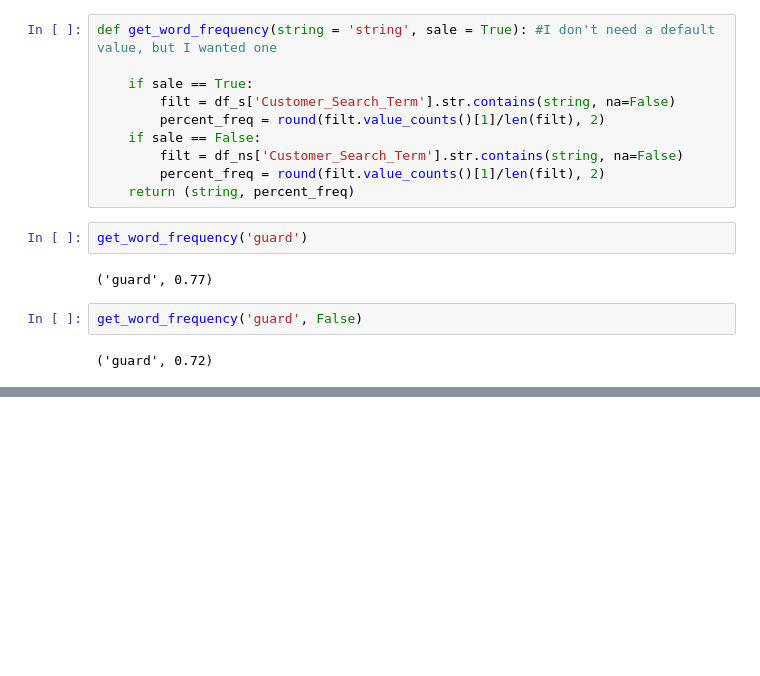
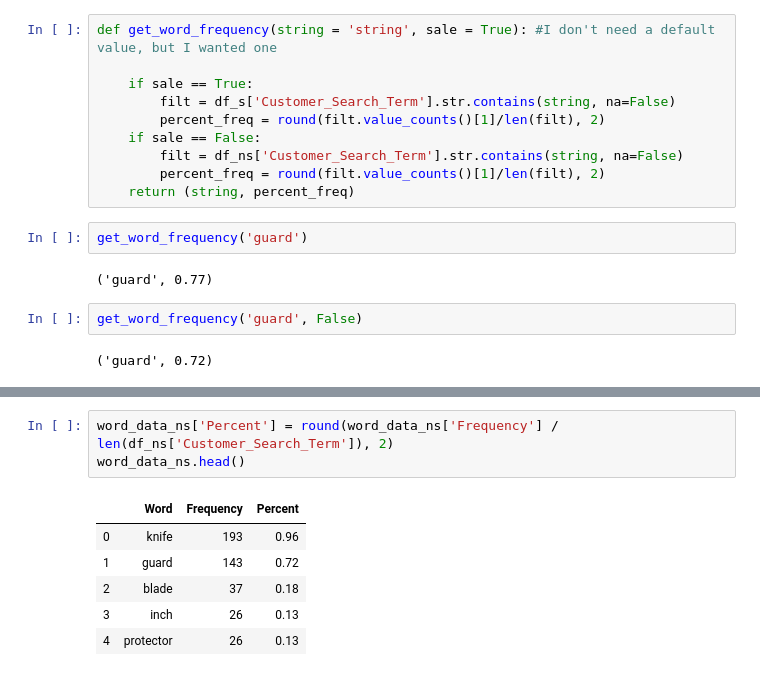
Before and after one commit to Booandlean/JI_sales, a Jupyter notebook: notebooks/Search_Term_Counts.ipynb, the cells around one changed output, grey strips where cells are left out. Drawn from its saved outputs; the diff is of its cells as text; blank space fills up the shorter version.

```diff
--- a/notebooks/Search_Term_Counts.ipynb
+++ b/notebooks/Search_Term_Counts.ipynb
@@ -324,0 +344,10 @@ word_data_s = pd.DataFrame.from_records(common_words_s, columns = )
+# %%
+word_data_ns['Percent'] = round(word_data_ns['Frequency'] / len(df_ns['Customer_Search_Term']), 2)
+word_data_ns.head()
+# %% [output]
+|  | Word | Frequency | Percent |
+| 0 | knife | 193 | 0.96 |
+| 1 | guard | 143 | 0.72 |
+| 2 | blade | 37 | 0.18 |
+| 3 | inch | 26 | 0.13 |
+| 4 | protector | 26 | 0.13 |
```
Also changed, not shown: parts of 4 cells of this notebook.
